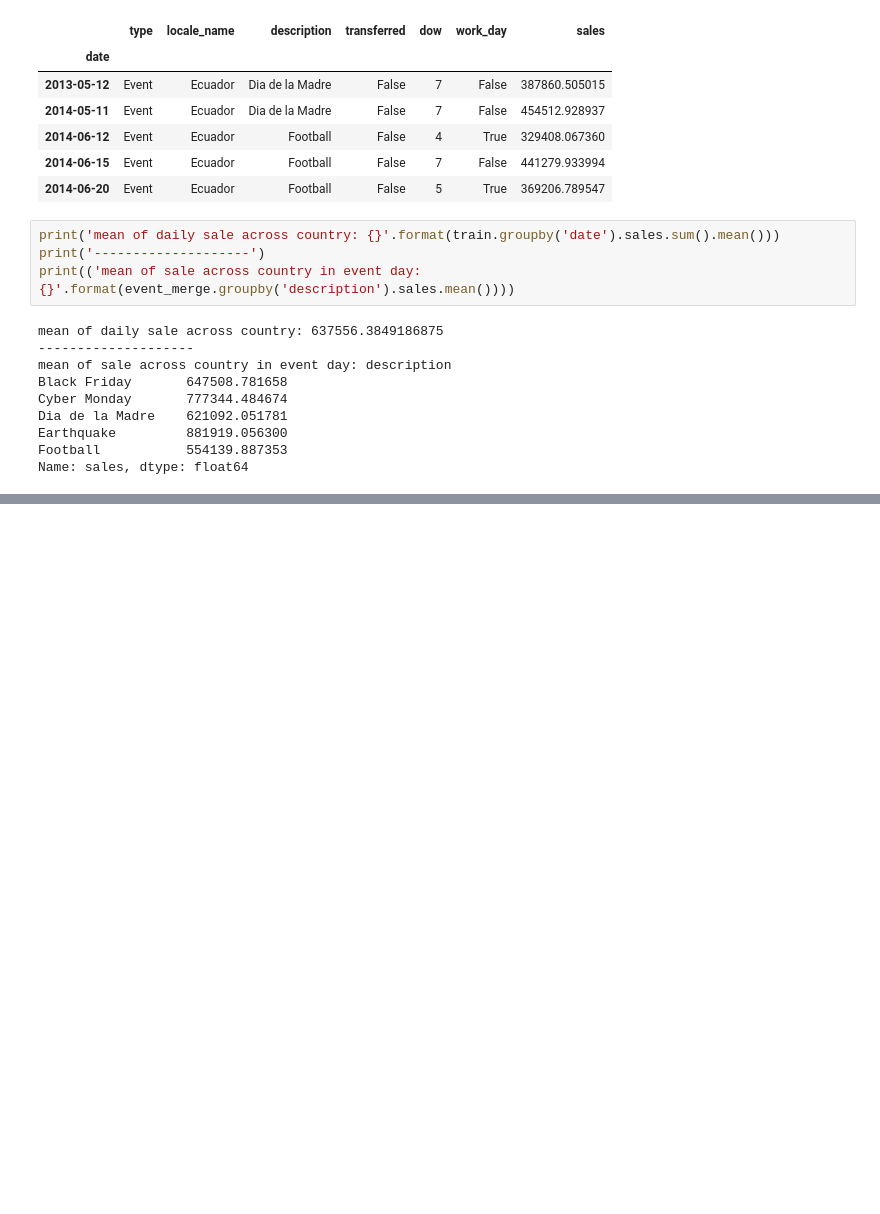
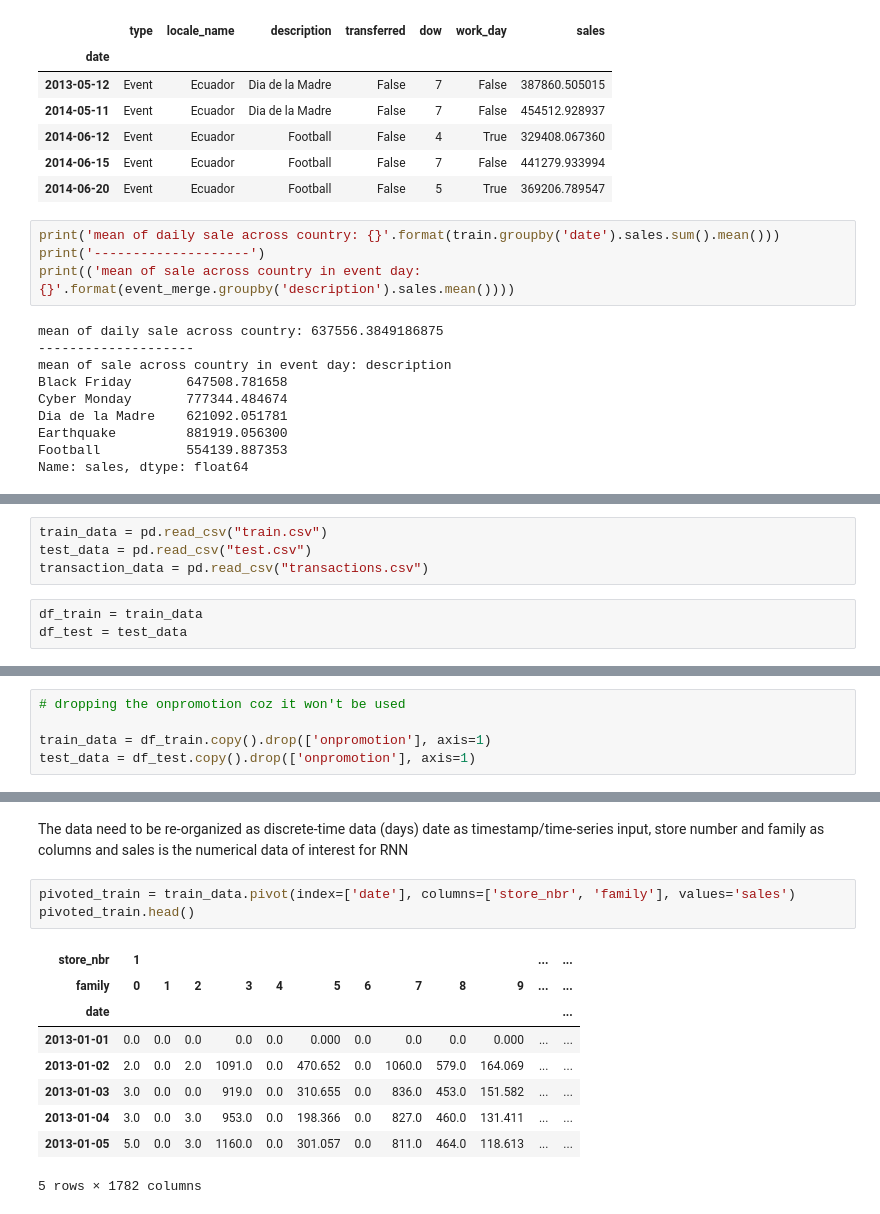
Before and after one commit to pascalHuang/Kaggle-Store-Sales, a Jupyter notebook: Store Sales - Time Series Forecasting.ipynb, the cells around one changed output, grey strips where cells are left out. Cells and saved outputs as stored; diff of their text form; blank space fills up the shorter version.

```diff
--- a/Store Sales - Time Series Forecasting.ipynb
+++ b/Store Sales - Time Series Forecasting.ipynb
@@ -538,0 +793,7 @@ Name: sales, dtype: float64
+# %%
+train_data = pd.read_csv("train.csv")
+test_data = pd.read_csv("test.csv")
+transaction_data = pd.read_csv("transactions.csv")
+# %%
+df_train = train_data
+df_test = test_data
@@ -538,0 +813,5 @@ Name: sales, dtype: float64
+# %%
+# dropping the onpromotion coz it won't be used
+
+train_data = df_train.copy().drop(['onpromotion'], axis=1)
+test_data = df_test.copy().drop(['onpromotion'], axis=1)
@@ -538,0 +873,15 @@ Name: sales, dtype: float64
+# %% [markdown]
+The data need to be re-organized as discrete-time data (days) date as timestamp/time-series input, store number and family as columns and sales is the numerical data of interest for RNN
+# %%
+pivoted_train = train_data.pivot(index=['date'], columns=['store_nbr', 'family'], values='sales')
+pivoted_train.head()
+# %% [output]
+| store_nbr | 1 |  |  |  |  |  |  |  |  |  | ... | ... |
+| family | 0 | 1 | 2 | 3 | 4 | 5 | 6 | 7 | 8 | 9 | ... | ... |
+| date |  |  |  |  |  |  |  |  |  |  |  | ... |
+| 2013-01-01 | 0.0 | 0.0 | 0.0 | 0.0 | 0.0 | 0.000 | 0.0 | 0.0 | 0.0 | 0.000 | ... | ... |
+| 2013-01-02 | 2.0 | 0.0 | 2.0 | 1091.0 | 0.0 | 470.652 | 0.0 | 1060.0 | 579.0 | 164.069 | ... | ... |
+| 2013-01-03 | 3.0 | 0.0 | 0.0 | 919.0 | 0.0 | 310.655 | 0.0 | 836.0 | 453.0 | 151.582 | ... | ... |
+| 2013-01-04 | 3.0 | 0.0 | 3.0 | 953.0 | 0.0 | 198.366 | 0.0 | 827.0 | 460.0 | 131.411 | ... | ... |
+| 2013-01-05 | 5.0 | 0.0 | 3.0 | 1160.0 | 0.0 | 301.057 | 0.0 | 811.0 | 464.0 | 118.613 | ... | ... |
+5 rows × 1782 columns
```
Also changed, not shown: parts of 66 cells of this notebook.
